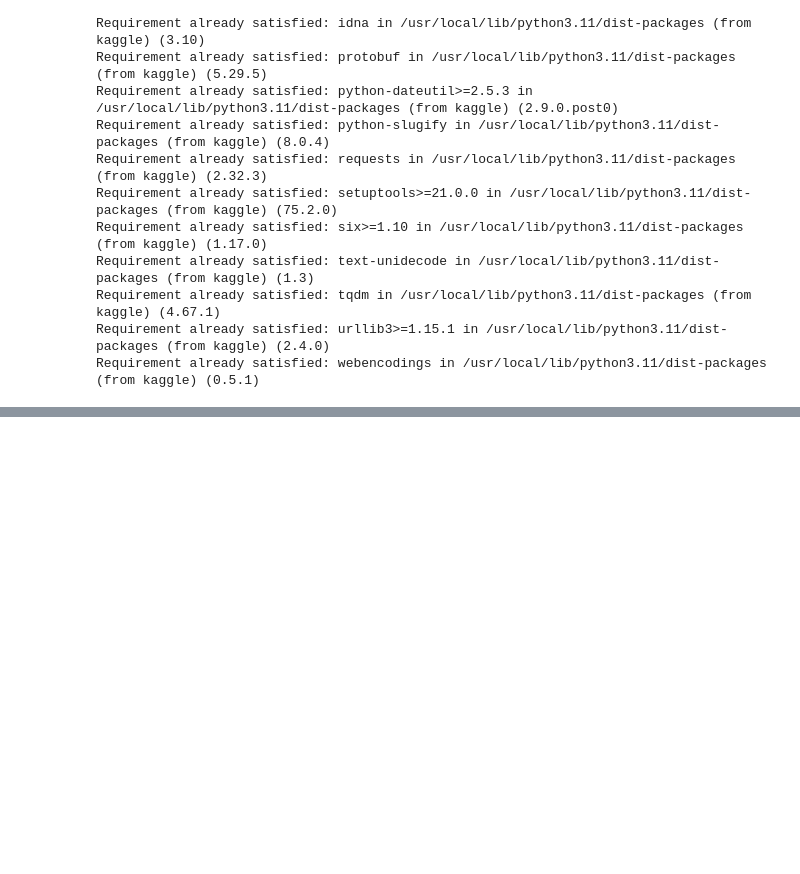
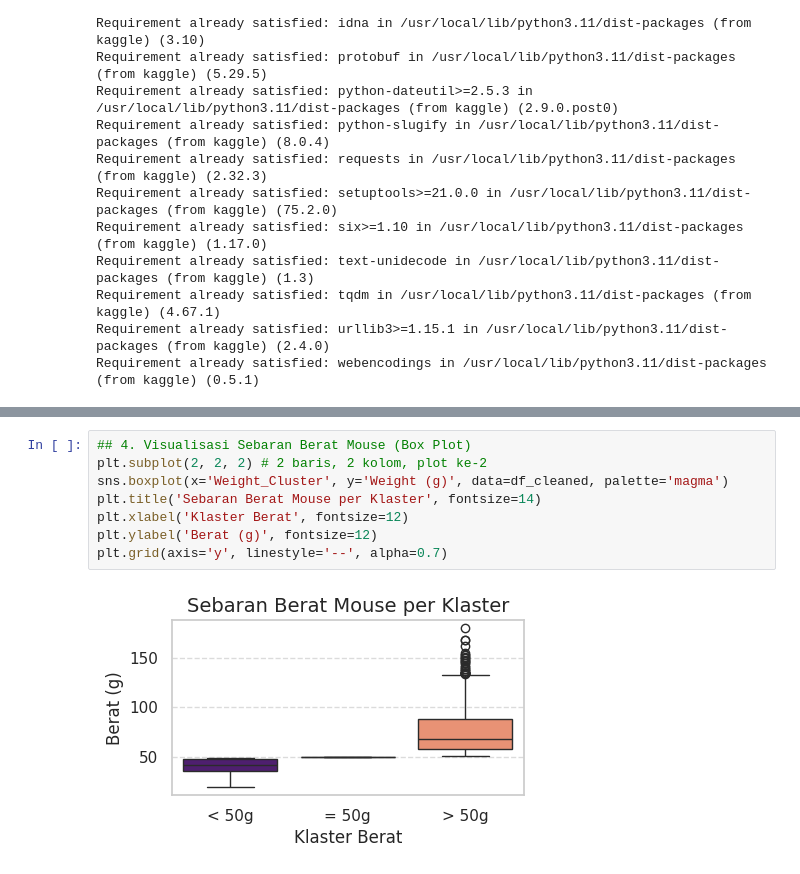
Before and after one commit to Ariefnaufal67/Pembelajaran_mesin, a Jupyter notebook: mouse.ipynb, the cells around one changed output, grey strips where cells are left out. Cells and saved outputs as stored; diff of their text form; blank space fills up the shorter version.

```diff
--- a/mouse.ipynb
+++ b/mouse.ipynb
@@ -336,0 +465,10 @@ Requirement already satisfied: webencodings in /usr/local/lib/python3.11/dist-pa
+# %%
+## 4. Visualisasi Sebaran Berat Mouse (Box Plot)
+plt.subplot(2, 2, 2) # 2 baris, 2 kolom, plot ke-2
+sns.boxplot(x='Weight_Cluster', y='Weight (g)', data=df_cleaned, palette='magma')
+plt.title('Sebaran Berat Mouse per Klaster', fontsize=14)
+plt.xlabel('Klaster Berat', fontsize=12)
+plt.ylabel('Berat (g)', fontsize=12)
+plt.grid(axis='y', linestyle='--', alpha=0.7)
+# %% [output]
+[figure, added]
```
Also changed, not shown: parts of 22 cells of this notebook.
